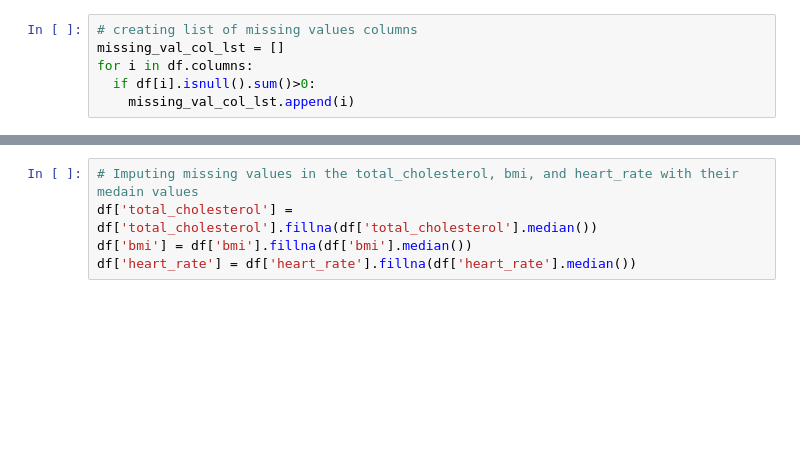
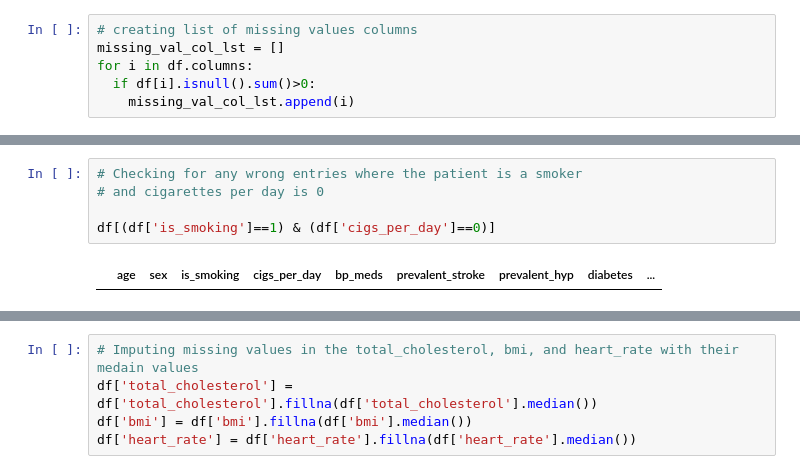
Before and after one commit to omkardesai98/Cardiovascular-Risk-Prediction, a Jupyter notebook: Cardiovascular_Risk_Prediction.ipynb, the cells around one changed output, grey strips where cells are left out. Cells and saved outputs as stored; diff of their text form; blank space fills up the shorter version.

```diff
--- a/Cardiovascular_Risk_Prediction.ipynb
+++ b/Cardiovascular_Risk_Prediction.ipynb
@@ -182,0 +304,7 @@ print(missing_val_col_lst)
+# %%
+# Checking for any wrong entries where the patient is a smoker
+# and cigarettes per day is 0
+
+df[(df['is_smoking']==1) & (df['cigs_per_day']==0)]
+# %% [output]
+|  | age | sex | is_smoking | cigs_per_day | bp_meds | prevalent_stroke | prevalent_hyp | diabetes | ... |
```
Also changed, not shown: parts of 242 cells of this notebook.
